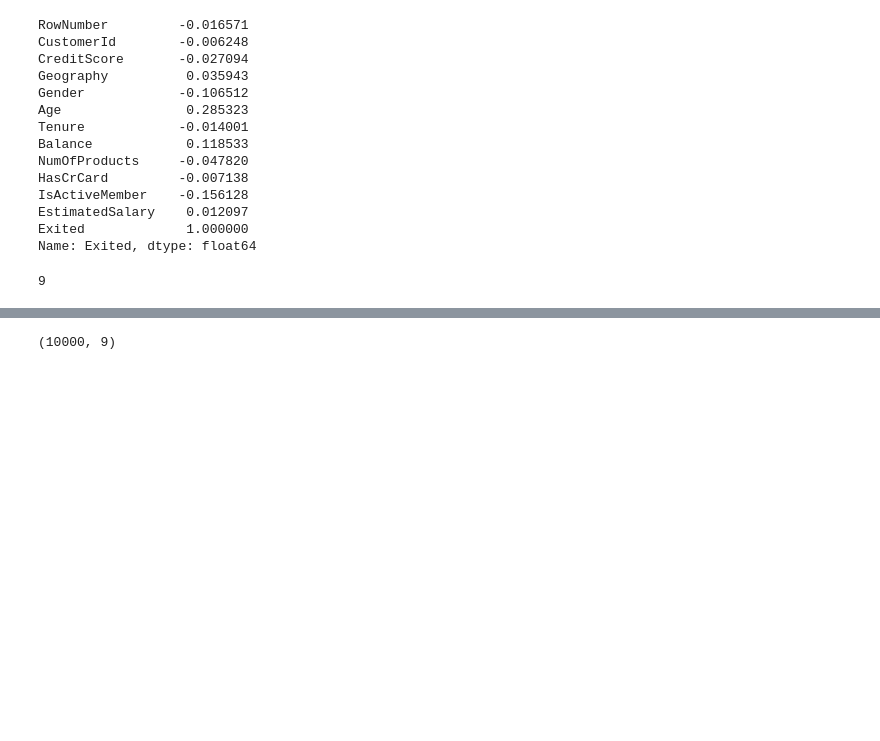
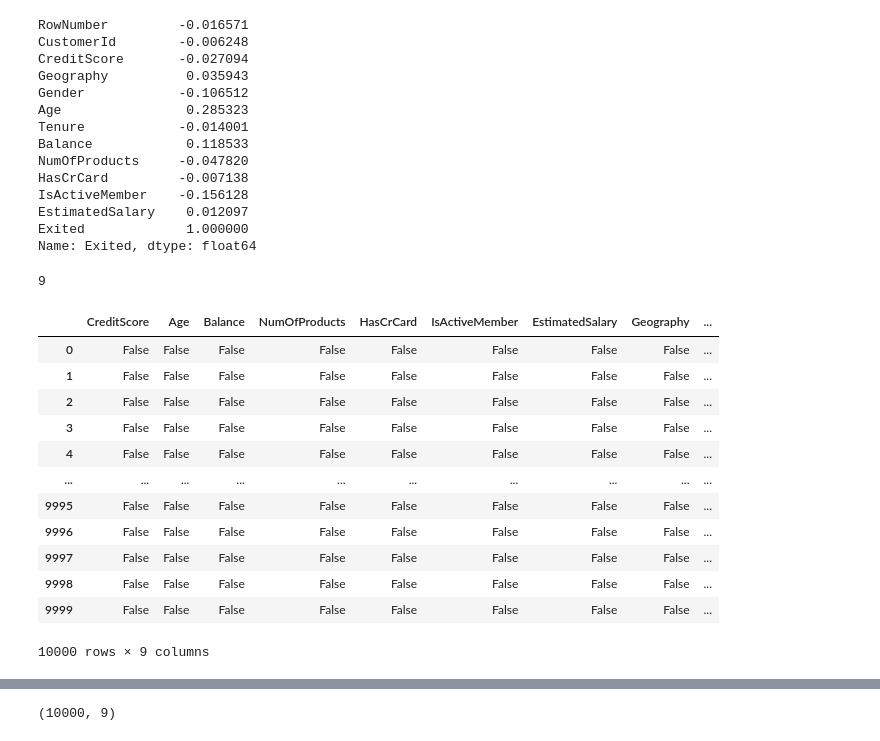
Before and after one commit to sandeepjakkaraju/bits-sem2-ml, a Jupyter notebook: ML-Assignment1.ipynb, the cells around one changed output, grey strips where cells are left out. Cells and saved outputs as stored; diff of their text form; code cells hidden in the pictures; blank space fills up the shorter version.

```diff
--- a/ML-Assignment1.ipynb
+++ b/ML-Assignment1.ipynb
@@ -345,6 +345,12 @@ IsActiveMember    -0.156128
 EstimatedSalary    0.012097
 Exited             1.000000
 Name: Exited, dtype: float64
+# %%
+# Percentile based outlier detection
+def percentile_based_outlier(data, threshold=95):
+    diff = (100 - threshold) / 2.0
+    (minval, maxval) = np.percentile(data, [diff, 100 - diff])
+    return ((data < minval) | (data > maxval))
 # %%
 # Removing RowNumber, CustomerId, Surname column as it is redundant information
 
@@ -355,3 +361,20 @@ len(features)
 # %%
 X = df[features]
 y = df['Exited']
+# %%
+# Percentile based outlier detection
+percentile_based_outlier(X)
+# %% [output]
+|  | CreditScore | Age | Balance | NumOfProducts | HasCrCard | IsActiveMember | EstimatedSalary | Geography | ... |
+| 0 | False | False | False | False | False | False | False | False | ... |
+| 1 | False | False | False | False | False | False | False | False | ... |
+| 2 | False | False | False | False | False | False | False | False | ... |
+| 3 | False | False | False | False | False | False | False | False | ... |
+| 4 | False | False | False | False | False | False | False | False | ... |
+| ... | ... | ... | ... | ... | ... | ... | ... | ... | ... |
+| 9995 | False | False | False | False | False | False | False | False | ... |
+| 9996 | False | False | False | False | False | False | False | False | ... |
+| 9997 | False | False | False | False | False | False | False | False | ... |
+| 9998 | False | False | False | False | False | False | False | False | ... |
+| 9999 | False | False | False | False | False | False | False | False | ... |
+10000 rows × 9 columns
```
Also changed, not shown: parts of 28 cells of this notebook, 1 other file.
